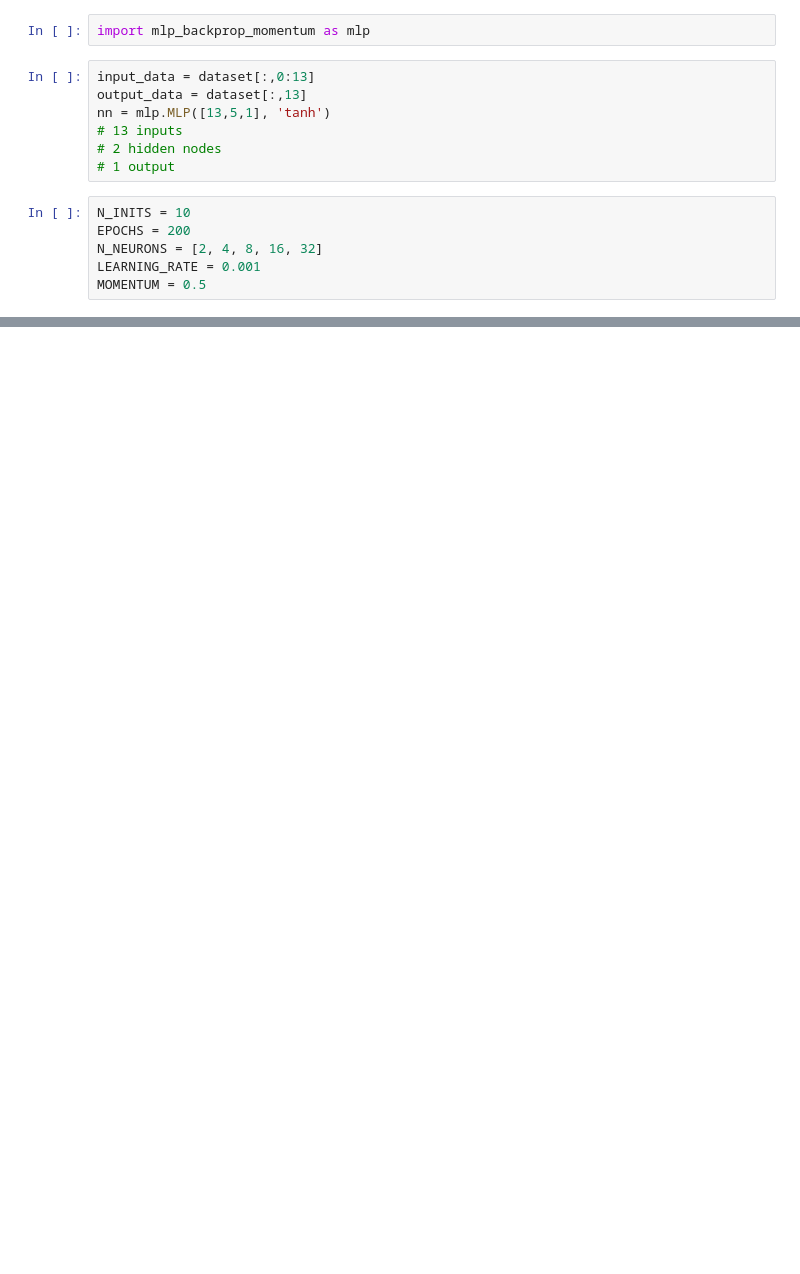
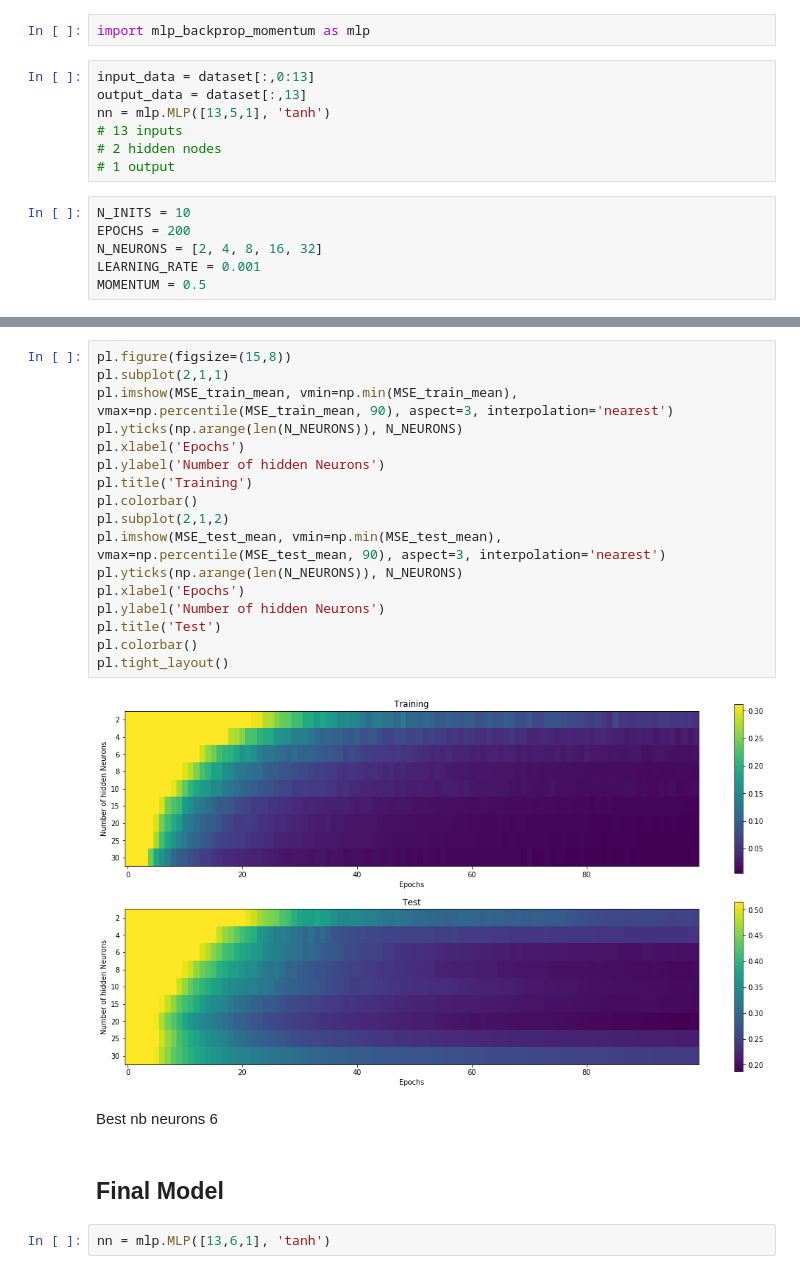
Before and after one commit to kayoumido/MLG_LABO3, a Jupyter notebook: model_building.ipynb, the cells around one changed output, grey strips where cells are left out. Saved outputs shown, nothing was run; the diff lists cells and outputs as text; blank space fills up the shorter version.

```diff
--- a/model_building.ipynb
+++ b/model_building.ipynb
@@ -89,0 +161,25 @@ pl.tight_layout()
+# %%
+pl.figure(figsize=(15,8))
+pl.subplot(2,1,1)
+pl.imshow(MSE_train_mean, vmin=np.min(MSE_train_mean), vmax=np.percentile(MSE_train_mean, 90), aspect=3, interpolation='nearest')
+pl.yticks(np.arange(len(N_NEURONS)), N_NEURONS)
+pl.xlabel('Epochs')
+pl.ylabel('Number of hidden Neurons')
+pl.title('Training')
+pl.colorbar()
+pl.subplot(2,1,2)
+pl.imshow(MSE_test_mean, vmin=np.min(MSE_test_mean), vmax=np.percentile(MSE_test_mean, 90), aspect=3, interpolation='nearest')
+pl.yticks(np.arange(len(N_NEURONS)), N_NEURONS)
+pl.xlabel('Epochs')
+pl.ylabel('Number of hidden Neurons')
+pl.title('Test')
+pl.colorbar()
+pl.tight_layout()
+# %% [output]
+[figure, added]
+# %% [markdown]
+Best nb neurons 6
+# %% [markdown]
+## Final Model
+# %%
+nn = mlp.MLP([13,6,1], 'tanh')
```
Also changed, not shown: parts of 12 cells of this notebook.
